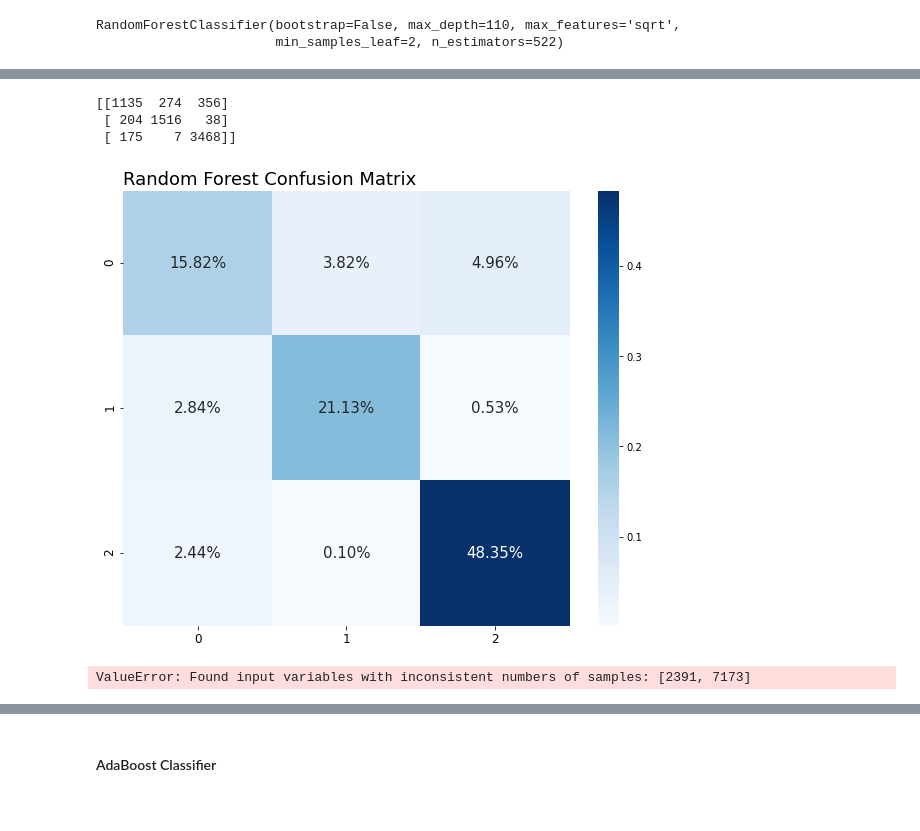
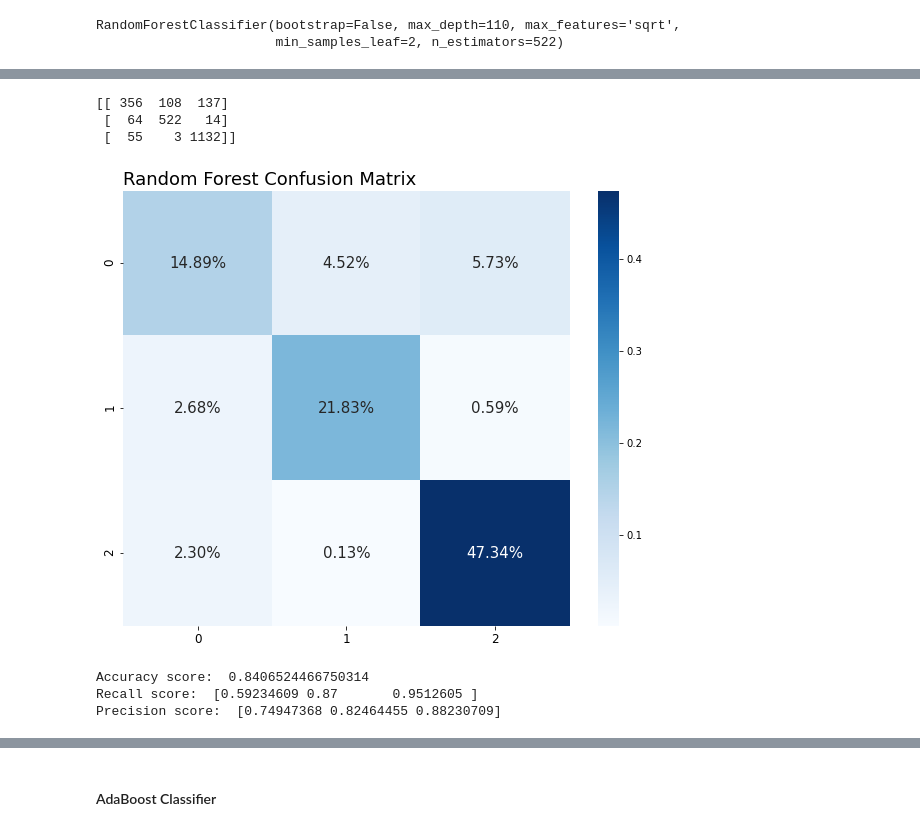
Before and after one commit to dkinneyBU/DSC680, a Jupyter notebook: Predicting Exoplanets/src/exoplanet_predictor.ipynb, the cells around one changed output, grey strips where cells are left out. Drawn from its saved outputs; the diff is of its cells as text; code cells hidden in the pictures.

Commit message:
Updated the predictor notebook from ubuntu

```diff
--- a/Predicting Exoplanets/src/exoplanet_predictor.ipynb
+++ b/Predicting Exoplanets/src/exoplanet_predictor.ipynb
@@ -323,18 +341,20 @@ FALSE POSITIVE       0.90      0.96      0.93      1190
   weighted avg       0.86      0.86      0.86      2391
 # %%
 # confusion matrix & accuracy
-rs_pred = cross_val_predict(rf_rs, train_features,train_labels, cv=3)
-conf_matrix_rf = confusion_matrix(train_labels, rs_pred)
+rs_pred = cross_val_predict(rf_rs, test_features,test_labels, cv=3)
+conf_matrix_rf = confusion_matrix(test_labels, rs_pred)
 print(conf_matrix_rf)
 plot_cm(conf_matrix_rf)
 # %% [output]
-[[1135  274  356]
- [ 204 1516   38]
- [ 175    7 3468]]
+[[ 356  108  137]
+ [  64  522   14]
+ [  55    3 1132]]
-[figure, old version]
+[figure, new version]
 # %%
 print("Accuracy score: ", accuracy_score(test_labels, rs_pred))
 print("Recall score: ", recall_score(test_labels, rs_pred, average=None))
 print("Precision score: ", precision_score(test_labels, rs_pred, average=None))
 # %% [output]
-ValueError: Found input variables with inconsistent numbers of samples: [2391, 7173]
+Accuracy score:  0.8406524466750314
+Recall score:  [0.59234609 0.87       0.9512605 ]
+Precision score:  [0.74947368 0.82464455 0.88230709]
```
Also changed, not shown: parts of 21 cells of this notebook.
